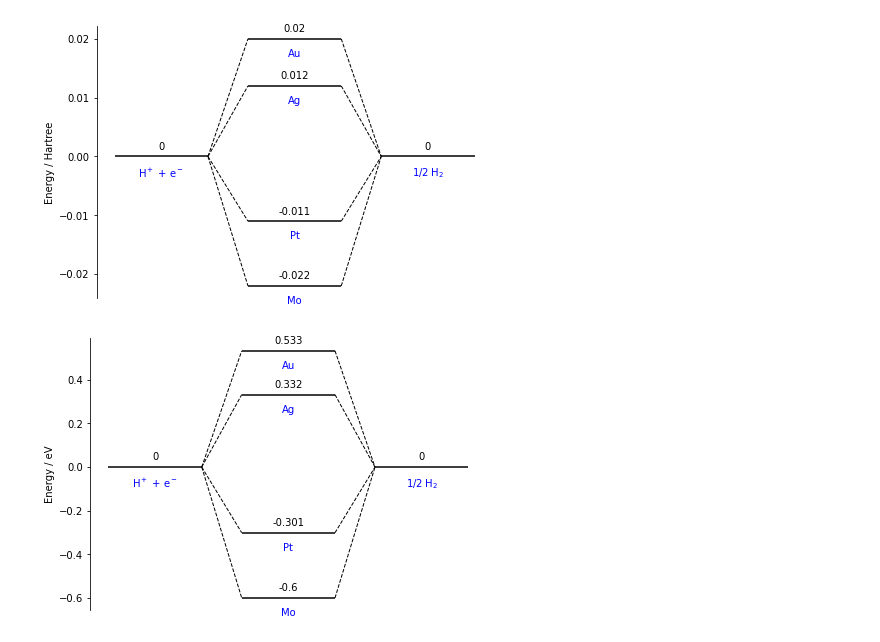
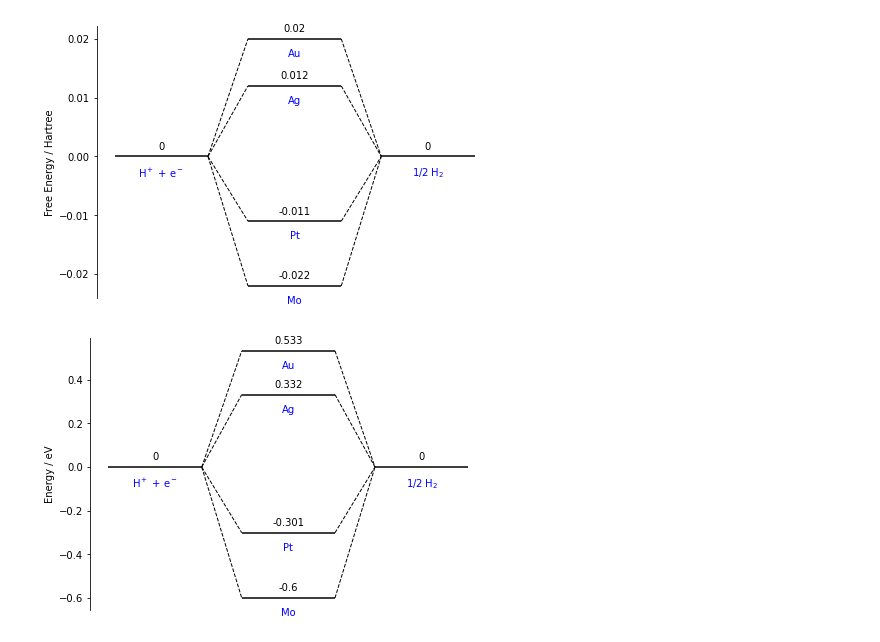
Before and after one commit to SYu2001/Catalytic_Activity, a Jupyter notebook: Plot/Free Energy Diagram.ipynb, the cells around one changed output. Saved outputs shown, nothing was run; the diff lists cells and outputs as text; code cells hidden in the pictures.

```diff
--- a/Plot/Free Energy Diagram.ipynb
+++ b/Plot/Free Energy Diagram.ipynb
@@ -7,28 +7,28 @@ plt.rcParams['figure.figsize'] = [12, 5]
 # %%
 diagram = ED()
 
 diagram.add_level(0,'H$^+$ + e$^-$')
 diagram.add_level(0.012,'Ag')
 diagram.add_level(0.020,'Au','last')
 diagram.add_level(-0.022,'Mo','last')
 diagram.add_level(-0.011,'Pt','last')
 diagram.add_level(0,'1/2 H$_2$')
 
 #diagram.plot(show_IDs=True)
 
 diagram.add_link(0,1)
 diagram.add_link(0,2)
 diagram.add_link(0,3)
 diagram.add_link(0,4)
 diagram.add_link(1,5)
 diagram.add_link(2,5)
 diagram.add_link(3,5)
 diagram.add_link(4,5)
 
-diagram.plot(ylabel="Energy / Hartree") # this is the default ylabel
+diagram.plot(ylabel="Free Energy / Hartree") # this is the default ylabel
 #diagram.plot(ylabel="Energy / $kcal$ $mol^{-1}$") # this is the default ylabel
 # %% [output]
-[figure, old version]
+[figure, new version]
 # %%
 diagram = ED()
 
```
Also changed, not shown: 5 other files.
